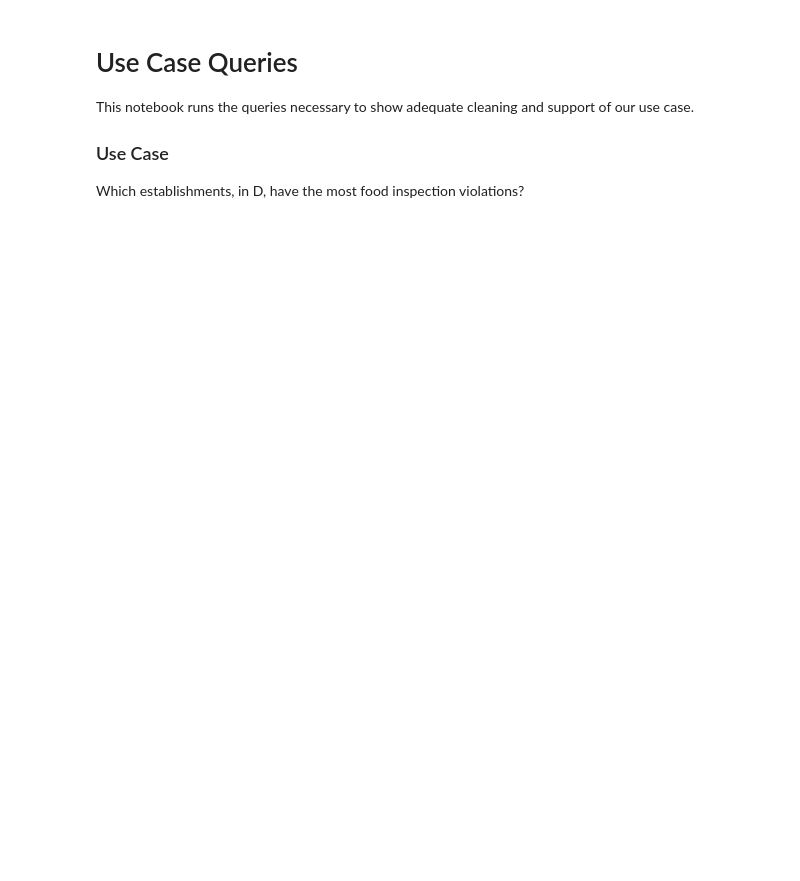
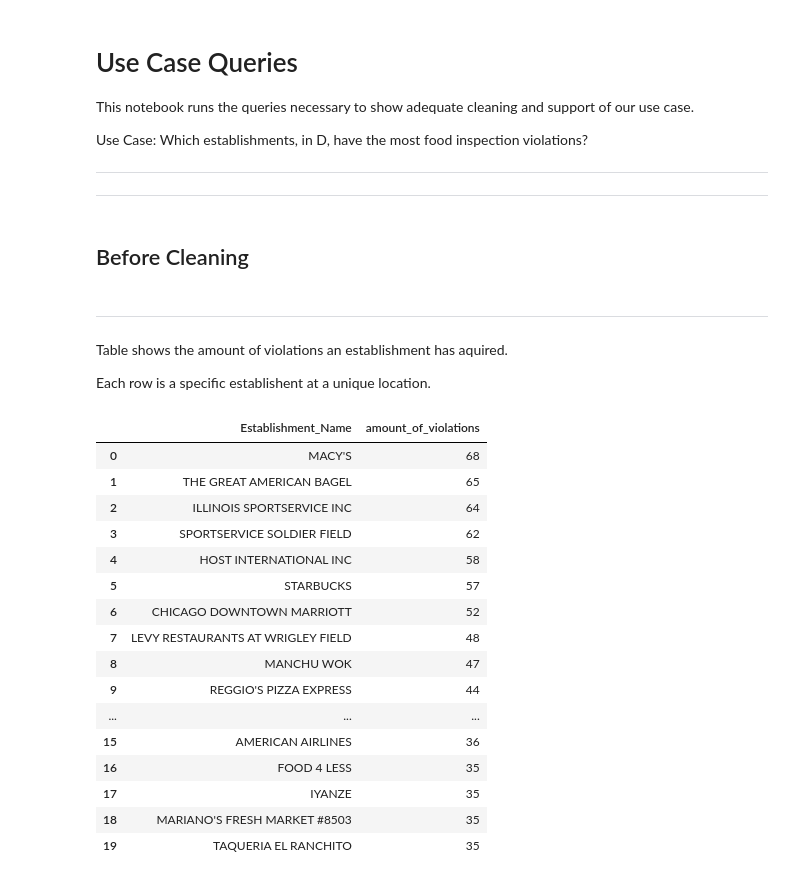
Before and after one commit to TylerLott/data-clean-proj, a Jupyter notebook: notebooks/db_use_case_queries.ipynb, the cells around one changed output. Cells and saved outputs as stored; diff of their text form; code cells hidden in the pictures; blank space fills up the shorter version.

```diff
--- a/notebooks/db_use_case_queries.ipynb
+++ b/notebooks/db_use_case_queries.ipynb
@@ -2,5 +2,52 @@
 # Use Case Queries
 This notebook runs the queries necessary to show adequate cleaning and support of our use case.
 
-### Use Case
-Which establishments, in D, have the most food inspection violations?
+Use Case: Which establishments, in D, have the most food inspection violations?
+
+---
+---
+# %% [markdown]
+## Before Cleaning
+# %%
+import sqlite3
+import pandas as pd
+db = sqlite3.connect('../data/dirty_data/dirty_food_inspections.db')
+cur = db.cursor()
+# %% [markdown]
+---
+# %% [markdown]
+Table shows the amount of violations an establishment has aquired.
+
+Each row is a specific establishent at a unique location.
+# %%
+Q = '''
+SELECT est.estName as Establishment_Name, COUNT(inspec.violations) AS amount_of_violations
+  FROM (select * FROM Inspections) AS inspec
+  INNER JOIN EstablishmentInspections AS ei
+  ON inspec.inspecID = ei.inspecID
+  INNER JOIN Establishments AS est
+  ON est.estID = ei.estID
+  GROUP BY est.estID
+  ORDER BY amount_of_violations DESC
+'''
+cur.execute(Q)
+df = pd.read_sql_query(Q, db)
+df.head(20)
+# %% [output]
+|  | Establishment_Name | amount_of_violations |
+| 0 | MACY'S | 68 |
+| 1 | THE GREAT AMERICAN BAGEL | 65 |
+| 2 | ILLINOIS SPORTSERVICE INC | 64 |
+| 3 | SPORTSERVICE SOLDIER FIELD | 62 |
+| 4 | HOST INTERNATIONAL INC | 58 |
+| 5 | STARBUCKS | 57 |
+| 6 | CHICAGO DOWNTOWN MARRIOTT | 52 |
+| 7 | LEVY RESTAURANTS AT WRIGLEY FIELD | 48 |
+| 8 | MANCHU WOK | 47 |
+| 9 | REGGIO'S PIZZA EXPRESS | 44 |
+| ... | ... | ... |
+| 15 | AMERICAN AIRLINES | 36 |
+| 16 | FOOD 4 LESS | 35 |
+| 17 | IYANZE | 35 |
+| 18 | MARIANO'S FRESH MARKET #8503 | 35 |
+| 19 | TAQUERIA EL RANCHITO | 35 |
```
Also changed, not shown: parts of 24 cells of this notebook, 7 other files.
